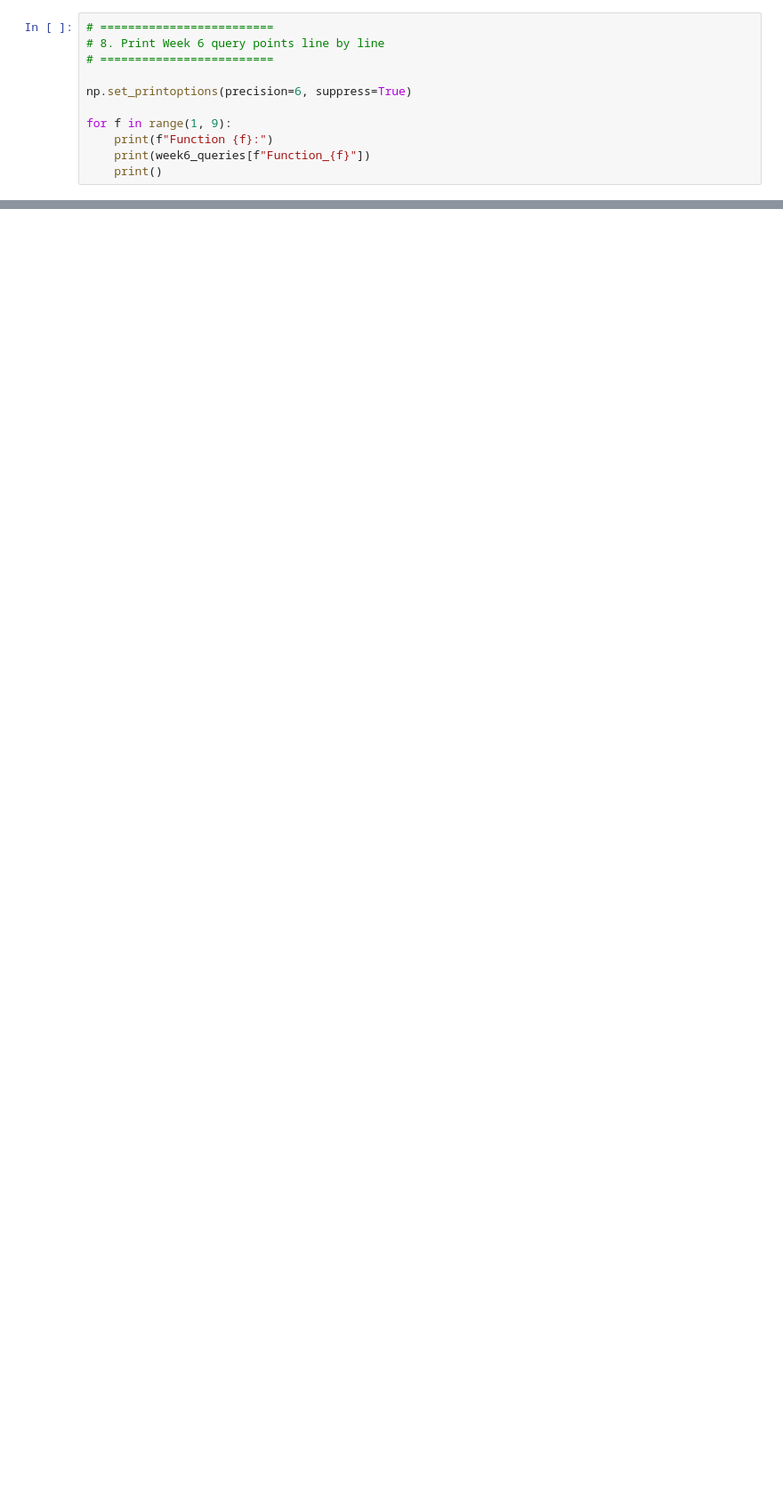
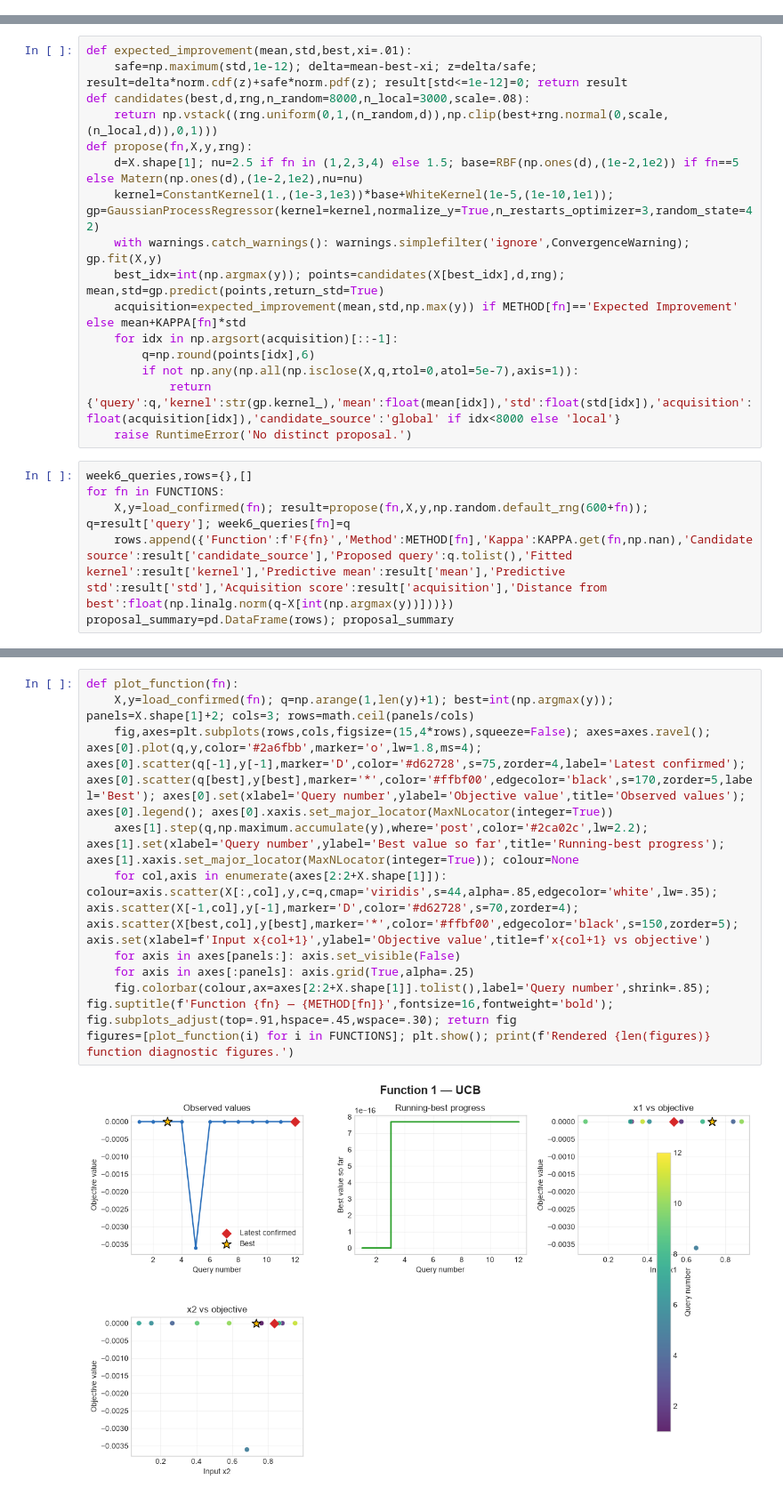
Before and after one commit to JPAmewu/My_Capstone_1_Imperial, a Jupyter notebook: Week_06/02_Notebook/Week_6_Capstone.ipynb, the cells around one changed output, grey strips where cells are left out. Shown at 89% size. Drawn from its saved outputs; the diff is of its cells as text; blank space fills up the shorter version.

Commit message:
Correct and validate Week 1-11 capstone notebooks

```diff
--- a/Week_06/02_Notebook/Week_6_Capstone.ipynb
+++ b/Week_06/02_Notebook/Week_6_Capstone.ipynb
@@ -352,11 +0,0 @@ week6_queries_clear
-# %%
-# =========================
-# 8. Print Week 6 query points line by line
-# =========================
-
-np.set_printoptions(precision=6, suppress=True)
-
-for f in range(1, 9):
-    print(f"Function {f}:")
-    print(week6_queries[f"Function_{f}"])
-    print()
@@ -534,0 +107,22 @@ weekly_performance_summary
+# %%
+def expected_improvement(mean,std,best,xi=.01):
+    safe=np.maximum(std,1e-12); delta=mean-best-xi; z=delta/safe; result=delta*norm.cdf(z)+safe*norm.pdf(z); result[std<=1e-12]=0; return result
+def candidates(best,d,rng,n_random=8000,n_local=3000,scale=.08):
+    return np.vstack((rng.uniform(0,1,(n_random,d)),np.clip(best+rng.normal(0,scale,(n_local,d)),0,1)))
+def propose(fn,X,y,rng):
+    d=X.shape[1]; nu=2.5 if fn in (1,2,3,4) else 1.5; base=RBF(np.ones(d),(1e-2,1e2)) if fn==5 else Matern(np.ones(d),(1e-2,1e2),nu=nu)
+    kernel=ConstantKernel(1.,(1e-3,1e3))*base+WhiteKernel(1e-5,(1e-10,1e1)); gp=GaussianProcessRegressor(kernel=kernel,normalize_y=True,n_restarts_optimizer=3,random_state=42)
+    with warnings.catch_warnings(): warnings.simplefilter('ignore',ConvergenceWarning); gp.fit(X,y)
+    best_idx=int(np.argmax(y)); points=candidates(X[best_idx],d,rng); mean,std=gp.predict(points,return_std=True)
+    acquisition=expected_improvement(mean,std,np.max(y)) if METHOD[fn]=='Expected Improvement' else mean+KAPPA[fn]*std
+    for idx in np.argsort(acquisition)[::-1]:
+        q=np.round(points[idx],6)
+        if not np.any(np.all(np.isclose(X,q,rtol=0,atol=5e-7),axis=1)):
+            return {'query':q,'kernel':str(gp.kernel_),'mean':float(mean[idx]),'std':float(std[idx]),'acquisition':float(acquisition[idx]),'candidate_source':'global' if idx<8000 else 'local'}
+    raise RuntimeError('No distinct proposal.')
+# %%
+week6_queries,rows={},[]
+for fn in FUNCTIONS:
+    X,y=load_confirmed(fn); result=propose(fn,X,y,np.random.default_rng(600+fn)); q=result['query']; week6_queries[fn]=q
+    rows.append({'Function':f'F{fn}','Method':METHOD[fn],'Kappa':KAPPA.get(fn,np.nan),'Candidate source':result['candidate_source'],'Proposed query':q.tolist(),'Fitted kernel':result['kernel'],'Predictive mean':result['mean'],'Predictive std':result['std'],'Acquisition score':result['acquisition'],'Distance from best':float(np.linalg.norm(q-X[int(np.argmax(y))]))})
+proposal_summary=pd.DataFrame(rows); proposal_summary
@@ -534,0 +143,12 @@ weekly_performance_summary
+# %%
+def plot_function(fn):
+    X,y=load_confirmed(fn); q=np.arange(1,len(y)+1); best=int(np.argmax(y)); panels=X.shape[1]+2; cols=3; rows=math.ceil(panels/cols)
+    fig,axes=plt.subplots(rows,cols,figsize=(15,4*rows),squeeze=False); axes=axes.ravel(); axes[0].plot(q,y,color='#2a6fbb',marker='o',lw=1.8,ms=4); axes[0].scatter(q[-1],y[-1],marker='D',color='#d62728',s=75,zorder=4,label='Latest confirmed'); axes[0].scatter(q[best],y[best],marker='*',color='#ffbf00',edgecolor='black',s=170,zorder=5,label='Best'); axes[0].set(xlabel='Query number',ylabel='Objective value',title='Observed values'); axes[0].legend(); axes[0].xaxis.set_major_locator(MaxNLocator(integer=True))
+    axes[1].step(q,np.maximum.accumulate(y),where='post',color='#2ca02c',lw=2.2); axes[1].set(xlabel='Query number',ylabel='Best value so far',title='Running-best progress'); axes[1].xaxis.set_major_locator(MaxNLocator(integer=True)); colour=None
+    for col,axis in enumerate(axes[2:2+X.shape[1]]): colour=axis.scatter(X[:,col],y,c=q,cmap='viridis',s=44,alpha=.85,edgecolor='white',lw=.35); axis.scatter(X[-1,col],y[-1],marker='D',color='#d62728',s=70,zorder=4); axis.scatter(X[best,col],y[best],marker='*',color='#ffbf00',edgecolor='black',s=150,zorder=5); axis.set(xlabel=f'Input x{col+1}',ylabel='Objective value',title=f'x{col+1} vs objective')
+    for axis in axes[panels:]: axis.set_visible(False)
+    for axis in axes[:panels]: axis.grid(True,alpha=.25)
+    fig.colorbar(colour,ax=axes[2:2+X.shape[1]].tolist(),label='Query number',shrink=.85); fig.suptitle(f'Function {fn} — {METHOD[fn]}',fontsize=16,fontweight='bold'); fig.subplots_adjust(top=.91,hspace=.45,wspace=.30); return fig
+figures=[plot_function(i) for i in FUNCTIONS]; plt.show(); print(f'Rendered {len(figures)} function diagnostic figures.')
+# %% [output]
+[figure, added]
```
Also changed, not shown: parts of 25 cells of this notebook, 10 other files.
